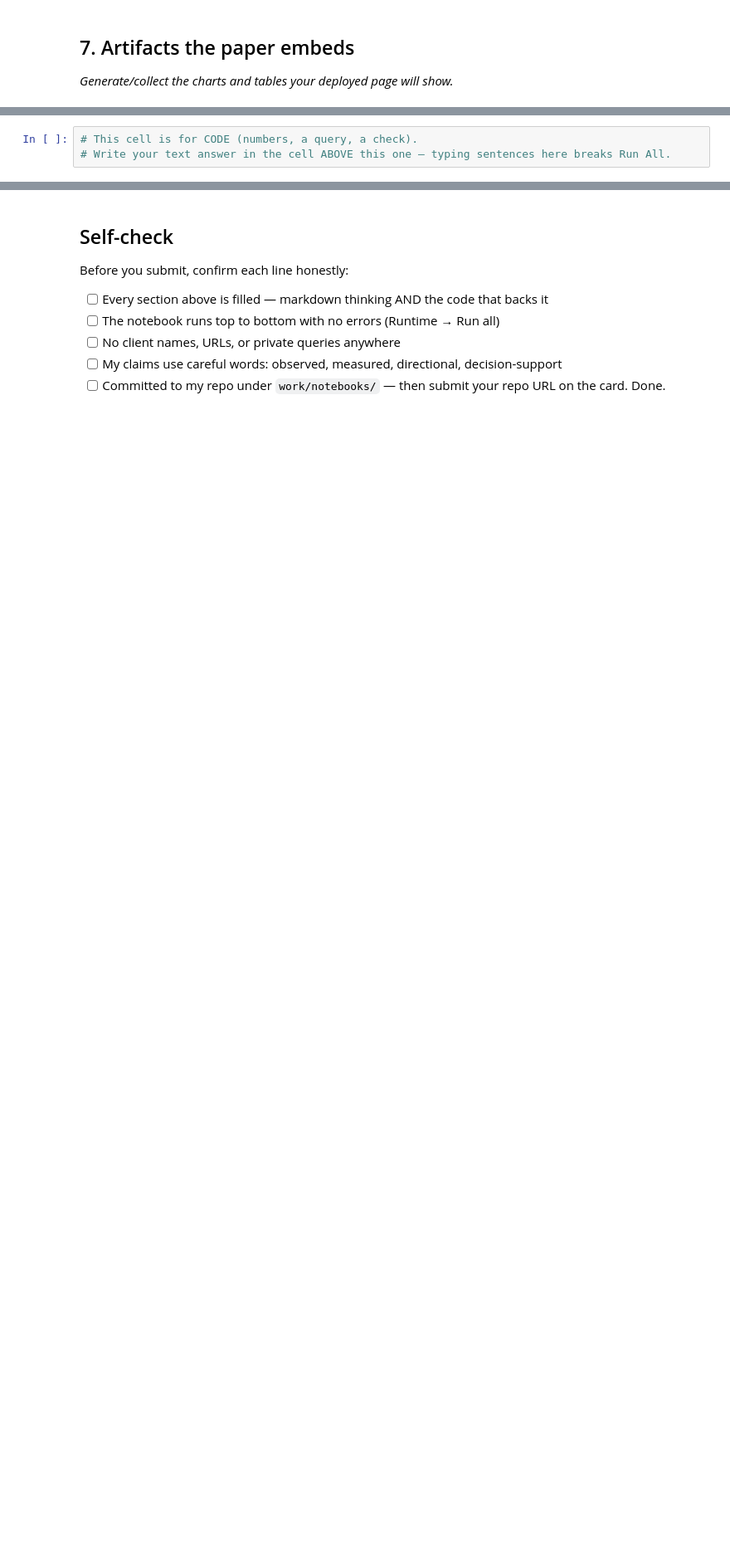
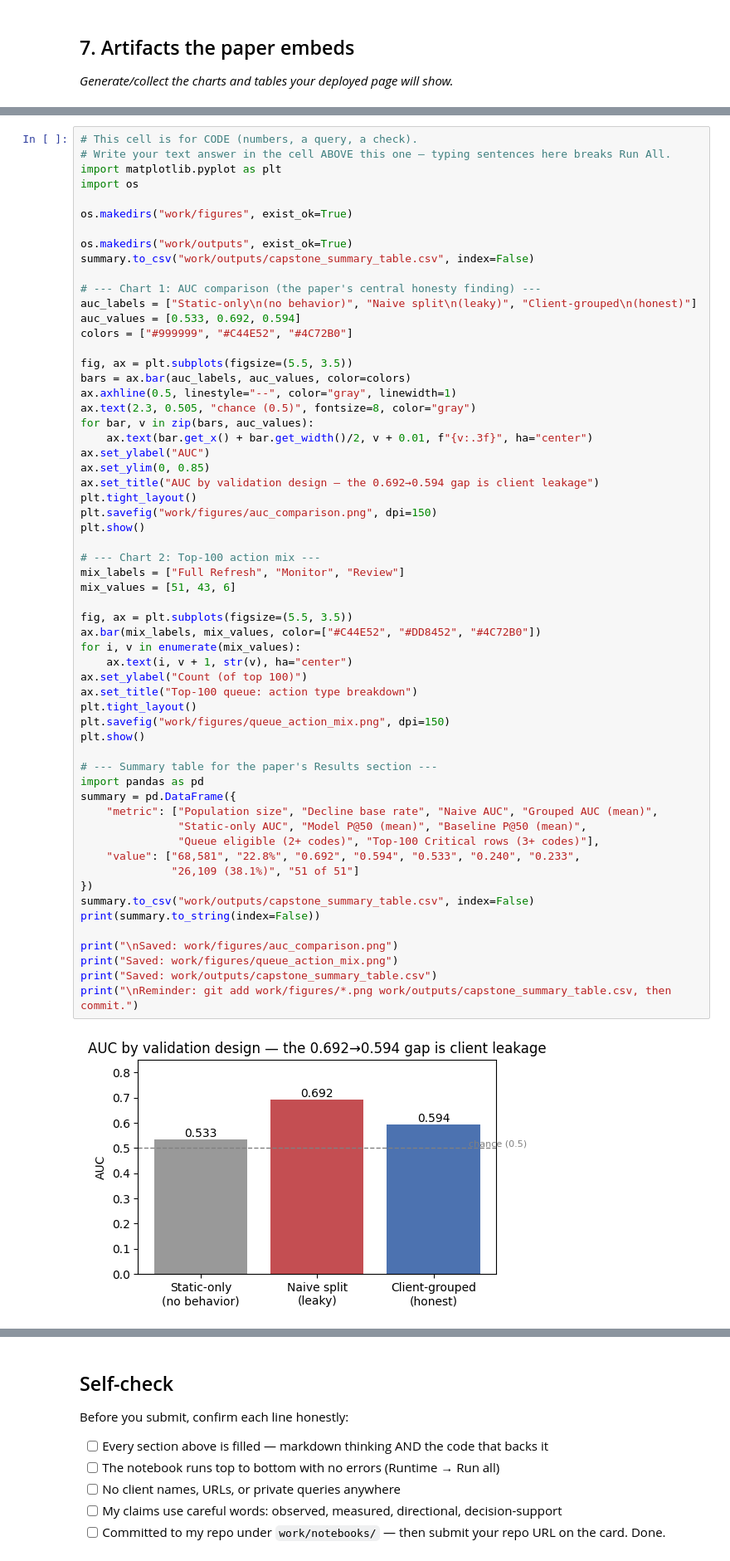
Before and after one commit to Khuld13/ML-intern-starter, a Jupyter notebook: work/notebooks/capstone.ipynb, the cells around one changed output, grey strips where cells are left out. Shown at 83% size. Cells and saved outputs as stored; diff of their text form; blank space fills up the shorter version.

```diff
--- a/work/notebooks/capstone.ipynb
+++ b/work/notebooks/capstone.ipynb
@@ -324,3 +504,61 @@ dtype: float64
 # %%
 # This cell is for CODE (numbers, a query, a check).
 # Write your text answer in the cell ABOVE this one — typing sentences here breaks Run All.
+import matplotlib.pyplot as plt
+import os
+
+os.makedirs("work/figures", exist_ok=True)
+
+os.makedirs("work/outputs", exist_ok=True)
+summary.to_csv("work/outputs/capstone_summary_table.csv", index=False)
+
+# --- Chart 1: AUC comparison (the paper's central honesty finding) ---
+auc_labels = ["Static-only\n(no behavior)", "Naive split\n(leaky)", "Client-grouped\n(honest)"]
+auc_values = [0.533, 0.692, 0.594]
+colors = ["#999999", "#C44E52", "#4C72B0"]
+
+fig, ax = plt.subplots(figsize=(5.5, 3.5))
+bars = ax.bar(auc_labels, auc_values, color=colors)
+ax.axhline(0.5, linestyle="--", color="gray", linewidth=1)
+ax.text(2.3, 0.505, "chance (0.5)", fontsize=8, color="gray")
+for bar, v in zip(bars, auc_values):
+    ax.text(bar.get_x() + bar.get_width()/2, v + 0.01, f"{v:.3f}", ha="center")
+ax.set_ylabel("AUC")
+ax.set_ylim(0, 0.85)
+ax.set_title("AUC by validation design — the 0.692→0.594 gap is client leakage")
+plt.tight_layout()
+plt.savefig("work/figures/auc_comparison.png", dpi=150)
+plt.show()
+
+# --- Chart 2: Top-100 action mix ---
+mix_labels = ["Full Refresh", "Monitor", "Review"]
+mix_values = [51, 43, 6]
+
+fig, ax = plt.subplots(figsize=(5.5, 3.5))
+ax.bar(mix_labels, mix_values, color=["#C44E52", "#DD8452", "#4C72B0"])
+for i, v in enumerate(mix_values):
+    ax.text(i, v + 1, str(v), ha="center")
+ax.set_ylabel("Count (of top 100)")
+ax.set_title("Top-100 queue: action type breakdown")
+plt.tight_layout()
+plt.savefig("work/figures/queue_action_mix.png", dpi=150)
+plt.show()
+
+# --- Summary table for the paper's Results section ---
+import pandas as pd
+summary = pd.DataFrame({
+    "metric": ["Population size", "Decline base rate", "Naive AUC", "Grouped AUC (mean)",
+               "Static-only AUC", "Model P@50 (mean)", "Baseline P@50 (mean)",
+               "Queue eligible (2+ codes)", "Top-100 Critical rows (3+ codes)"],
+    "value": ["68,581", "22.8%", "0.692", "0.594", "0.533", "0.240", "0.233",
+              "26,109 (38.1%)", "51 of 51"]
+})
+summary.to_csv("work/outputs/capstone_summary_table.csv", index=False)
+print(summary.to_string(index=False))
+
+print("\nSaved: work/figures/auc_comparison.png")
+print("Saved: work/figures/queue_action_mix.png")
+print("Saved: work/outputs/capstone_summary_table.csv")
+print("\nReminder: git add work/figures/*.png work/outputs/capstone_summary_table.csv, then commit.")
+# %% [output]
+[figure, added]
```
Also changed, not shown: parts of 6 cells of this notebook.
